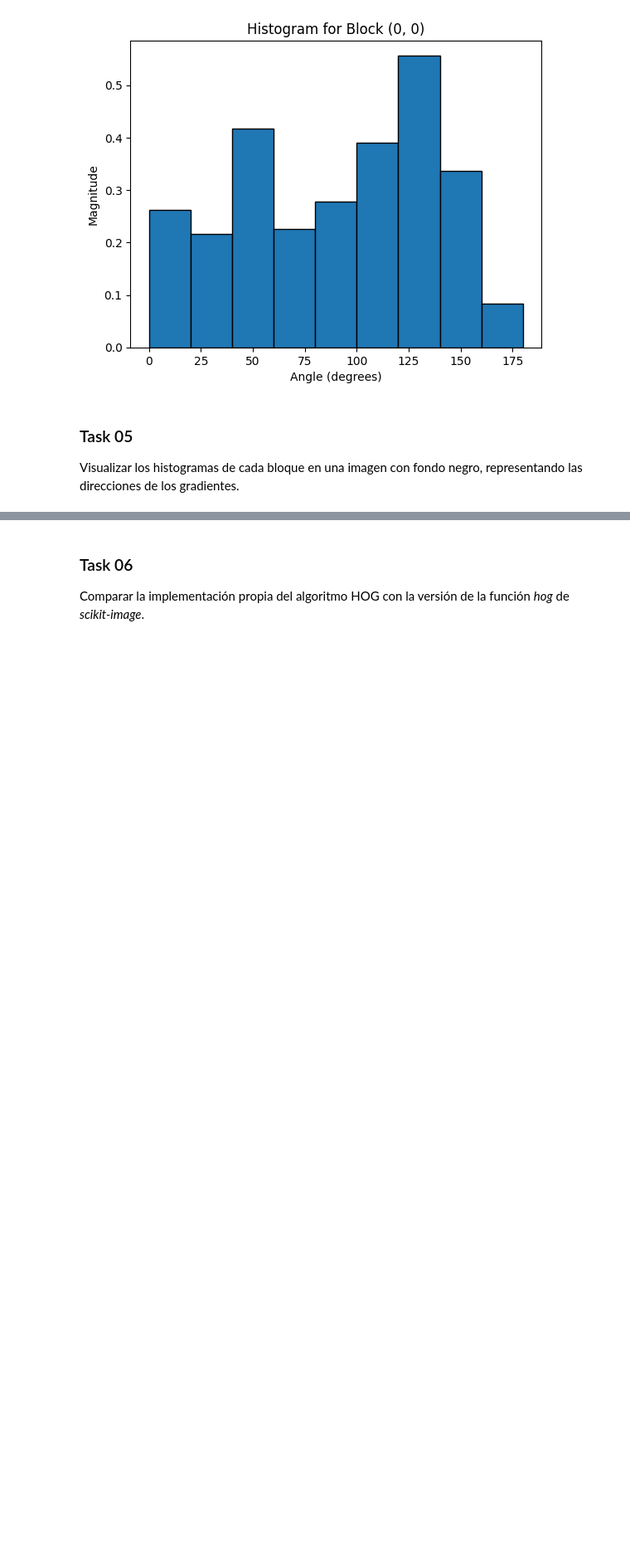
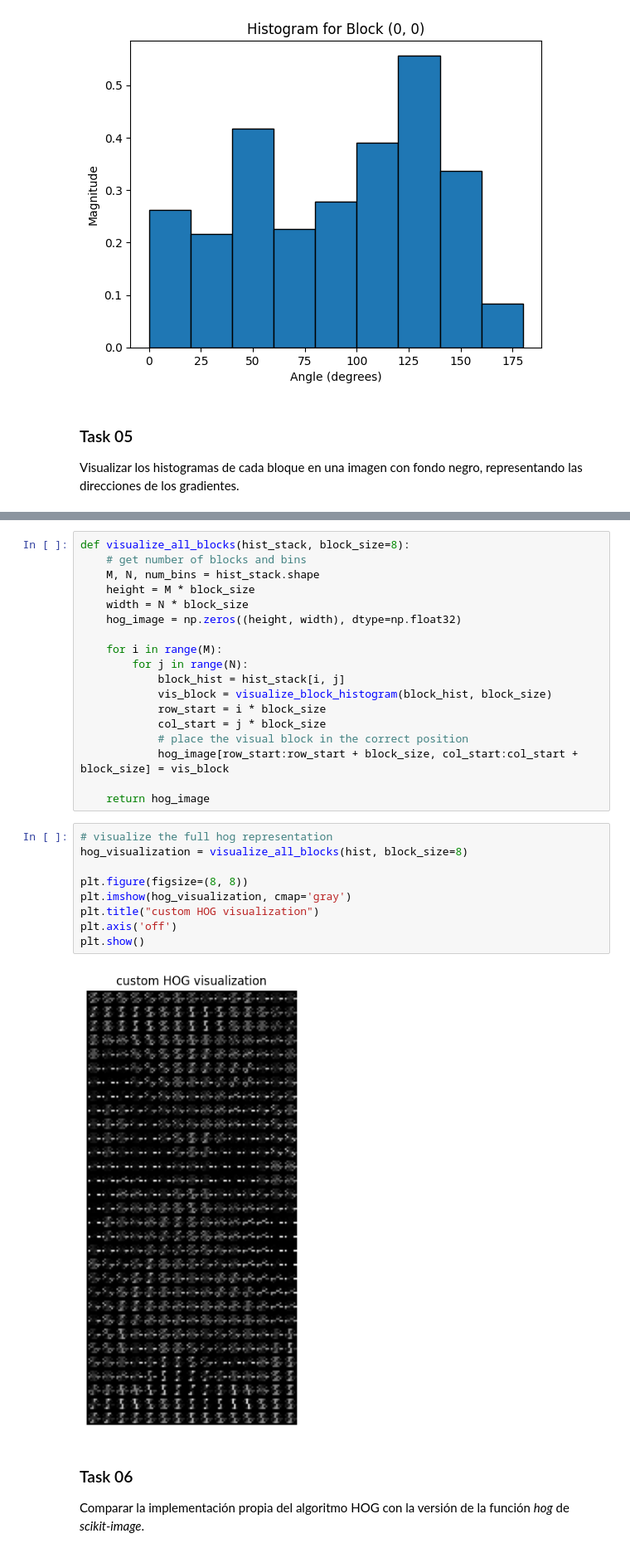
Before and after one commit to MelissaPerez09/Lab03-CC3102, a Jupyter notebook: src/lab03.ipynb, the cells around one changed output, grey strips where cells are left out. Shown at 83% size. Cells and saved outputs as stored; diff of their text form; blank space fills up the shorter version.

```diff
--- a/src/lab03.ipynb
+++ b/src/lab03.ipynb
@@ -233,3 +260,32 @@ Visualizar los histogramas de cada bloque en una imagen con fondo negro, represe
+# %%
+def visualize_all_blocks(hist_stack, block_size=8):
+    # get number of blocks and bins
+    M, N, num_bins = hist_stack.shape
+    height = M * block_size
+    width = N * block_size
+    hog_image = np.zeros((height, width), dtype=np.float32)
+
+    for i in range(M):
+        for j in range(N):
+            block_hist = hist_stack[i, j]
+            vis_block = visualize_block_histogram(block_hist, block_size)
+            row_start = i * block_size
+            col_start = j * block_size
+            # place the visual block in the correct position
+            hog_image[row_start:row_start + block_size, col_start:col_start + block_size] = vis_block
+
+    return hog_image
+# %%
+# visualize the full hog representation
+hog_visualization = visualize_all_blocks(hist, block_size=8)
+
+plt.figure(figsize=(8, 8))
+plt.imshow(hog_visualization, cmap='gray')
+plt.title("custom HOG visualization")
+plt.axis('off')
+plt.show()
+# %% [output]
+[figure, added]
 # %% [markdown]
 ### Task 06
 Comparar la implementación propia del algoritmo HOG con la versión de la función _hog_ de _scikit-image_.
```
Also changed, not shown: parts of 1 cell of this notebook.
